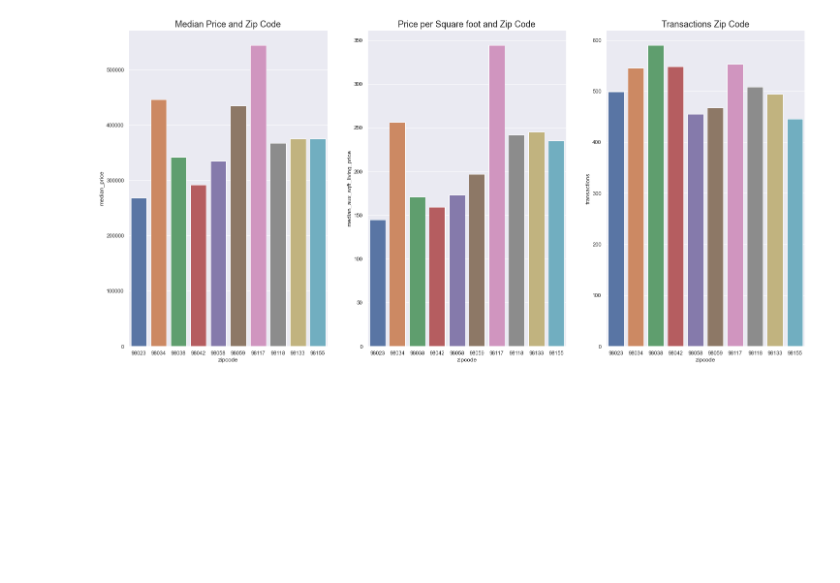
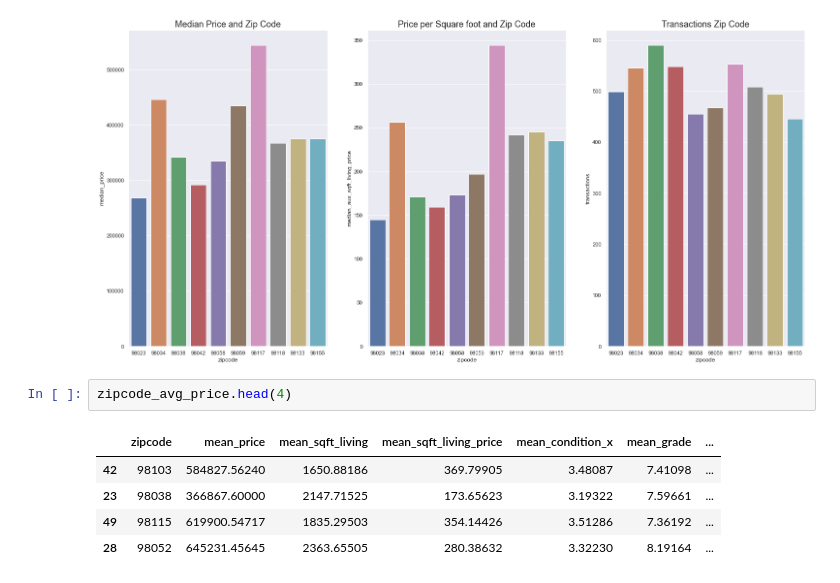
Before and after one commit to fusaa/house-dashboard, a Jupyter notebook: 0 - king county.ipynb, the cells around one changed output. Drawn from its saved outputs; the diff is of its cells as text; blank space fills up the shorter version.

```diff
--- a/0 - king county.ipynb
+++ b/0 - king county.ipynb
@@ -915,3 +922,11 @@ plt.title('Transactions Zip Code', fontsize = 18)
 # %% [output]
 Text(0.5, 1.0, 'Transactions Zip Code')
 [figure]
+# %%
+zipcode_avg_price.head(4)
+# %% [output]
+|  | zipcode | mean_price | mean_sqft_living | mean_sqft_living_price | mean_condition_x | mean_grade | ... |
+| 42 | 98103 | 584827.56240 | 1650.88186 | 369.79905 | 3.48087 | 7.41098 | ... |
+| 23 | 98038 | 366867.60000 | 2147.71525 | 173.65623 | 3.19322 | 7.59661 | ... |
+| 49 | 98115 | 619900.54717 | 1835.29503 | 354.14426 | 3.51286 | 7.36192 | ... |
+| 28 | 98052 | 645231.45645 | 2363.65505 | 280.38632 | 3.32230 | 8.19164 | ... |
```
Also changed, not shown: parts of 4 cells of this notebook.
